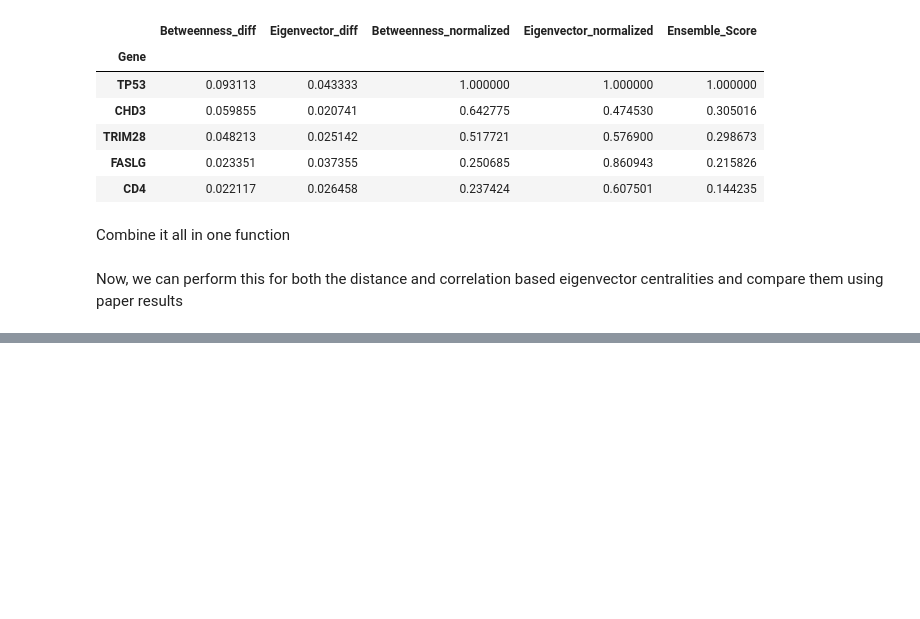
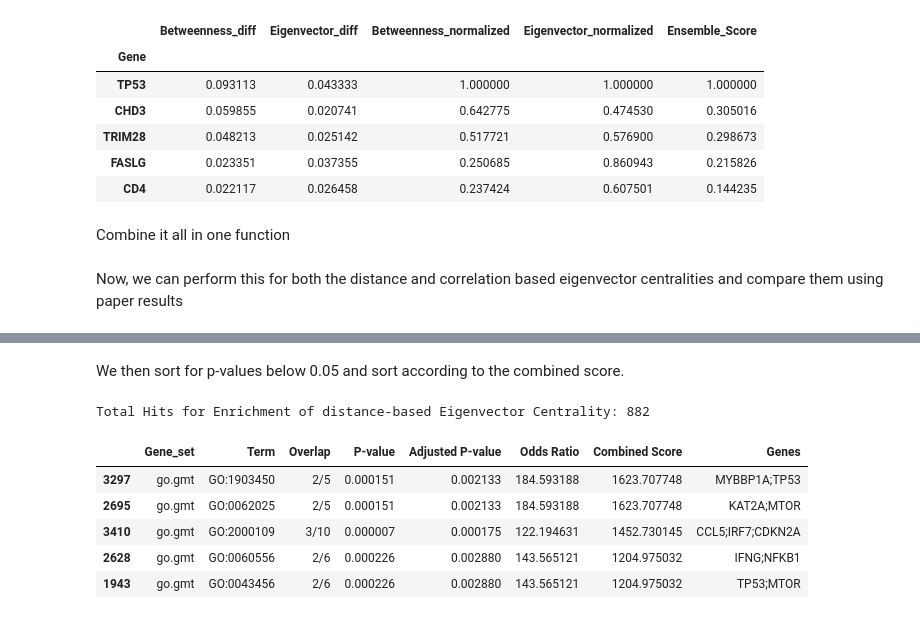
Before and after one commit to DavidosRB/Python-DiCE, a Jupyter notebook: notebooks/example_workflow.ipynb, the cells around one changed output, grey strips where cells are left out. Drawn from its saved outputs; the diff is of its cells as text; code cells hidden in the pictures; blank space fills up the shorter version.

```diff
--- a/notebooks/example_workflow.ipynb
+++ b/notebooks/example_workflow.ipynb
@@ -799,0 +836,10 @@ But there are some differences in their top 10:
+# %%
+# Get the list of DiCE gene names from both Eigenvector centrality approaches
+
+distance_dice_genes = list(distance_ensemble_ranking_df.index)
+print(distance_dice_genes[:10])
+print(len(distance_dice_genes))
+
+correlation_dice_genes = list(correlation_ensemble_ranking_df.index)
+print(correlation_dice_genes[:10])
+print(len(correlation_dice_genes))
@@ -799,0 +856,20 @@ But there are some differences in their top 10:
+# %%
+kegg_gmt_file = os.path.join("..", "data", "kegg.gmt")
+kegg_mapping_file = os.path.join("..", "data", "kegg_mapping.json")
+
+go_gmt_file = os.path.join("..", "data", "go.gmt")
+go_mapping_file = os.path.join("..", "data", "go_mapping.json")
+
+# Load the json files
+with open(kegg_mapping_file, "r") as kf:
+    kf = kf.read()
+    kegg_mapping_dict = json.loads(kf)
+with open(go_mapping_file, "r") as gf:
+    gf = gf.read()
+    go_mapping_dict = json.loads(gf)
+# %%
+enr_distance = gp.enrich(gene_list=distance_dice_genes,
+                gene_sets=[kegg_gmt_file, go_gmt_file],
+                background=None, #type: ignore
+                outdir=None,
+                verbose=True)
@@ -799,0 +898,18 @@ But there are some differences in their top 10:
+# %% [markdown]
+We then sort for p-values below 0.05 and sort according to the combined score.
+# %%
+distance_enrichment_df: pd.DataFrame = enr_distance.results # type: ignore
+
+distance_enrichment_df = distance_enrichment_df[distance_enrichment_df["Adjusted P-value"] < 0.05]
+distance_enrichment_df = distance_enrichment_df.sort_values(by="Combined Score", ascending=False)
+
+print("Total Hits for Enrichment of distance-based Eigenvector Centrality:", distance_enrichment_df.shape[0])
+distance_enrichment_df.head()
+# %% [output]
+Total Hits for Enrichment of distance-based Eigenvector Centrality: 882
+|  | Gene_set | Term | Overlap | P-value | Adjusted P-value | Odds Ratio | Combined Score | Genes |
+| 3297 | go.gmt | GO:1903450 | 2/5 | 0.000151 | 0.002133 | 184.593188 | 1623.707748 | MYBBP1A;TP53 |
+| 2695 | go.gmt | GO:0062025 | 2/5 | 0.000151 | 0.002133 | 184.593188 | 1623.707748 | KAT2A;MTOR |
+| 3410 | go.gmt | GO:2000109 | 3/10 | 0.000007 | 0.000175 | 122.194631 | 1452.730145 | CCL5;IRF7;CDKN2A |
+| 2628 | go.gmt | GO:0060556 | 2/6 | 0.000226 | 0.002880 | 143.565121 | 1204.975032 | IFNG;NFKB1 |
+| 1943 | go.gmt | GO:0043456 | 2/6 | 0.000226 | 0.002880 | 143.565121 | 1204.975032 | TP53;MTOR |
```
Also changed, not shown: parts of 34 cells of this notebook, 1 other file.
